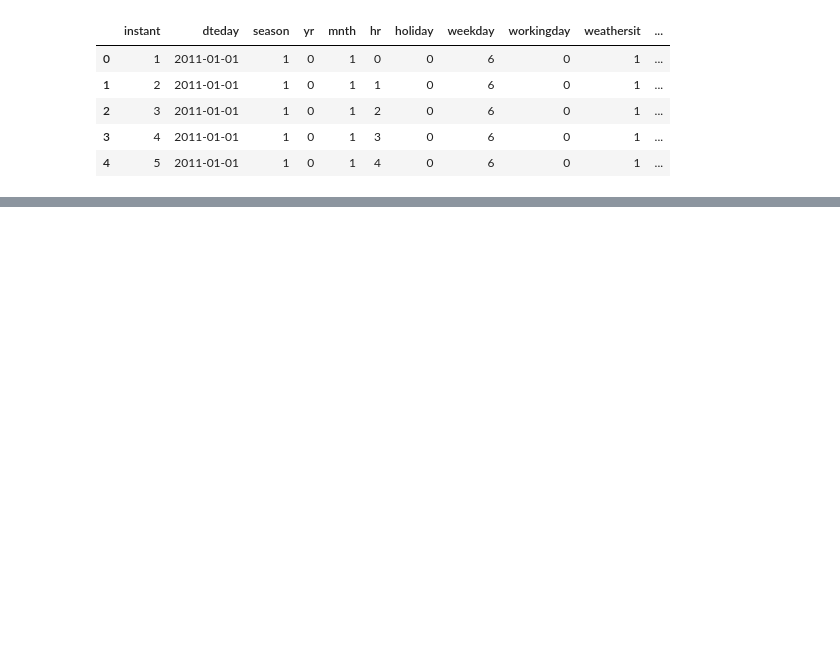
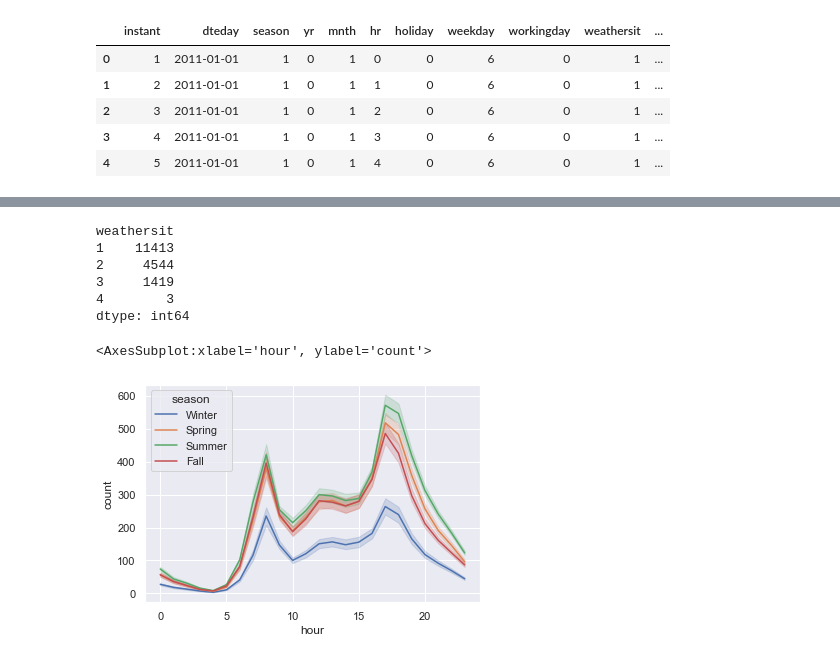
Before and after one commit to MuayadX/2nd-Project-, a Jupyter notebook: 3rd Project/EDA/Bike_sharing_hour.ipynb, the cells around one changed output, grey strips where cells are left out. Cells and saved outputs as stored; diff of their text form; code cells hidden in the pictures; blank space fills up the shorter version.

```diff
--- a/3rd Project/EDA/Bike_sharing_hour.ipynb
+++ b/3rd Project/EDA/Bike_sharing_hour.ipynb
@@ -18,0 +157,8 @@ df.head()
+# %%
+# change column names to sound appropriate
+
+df.rename(columns= {'yr' : 'year' , 'mnth' : 'month', 'hr' : 'hour', 'hum' : 'humidity', 'dteday' : 'date' , 'cnt' : 'count'} , inplace= True)
+# %%
+# conversion date type from object to timestamp.
+
+df['date'] = pd.to_datetime(df['date'])
@@ -18,0 +188,20 @@ df.head()
+# %%
+# conversion integres attributes to categoricals for proper understanding
+
+df.loc[df['holiday'] == 0, 'holiday'] = 'No'
+df.loc[df['holiday'] == 1, 'holiday'] = 'Yes'
+df.loc[df['workingday'] == 0, 'workingday'] = 'No'
+df.loc[df['workingday'] == 1, 'workingday'] = 'Yes'
+df.loc[df['season'] == 1, 'season'] = 'Winter'
+df.loc[df['season'] == 2, 'season'] = 'Spring'
+df.loc[df['season'] == 3, 'season'] = 'Summer'
+df.loc[df['season'] == 4, 'season'] = 'Fall'
+df.loc[df['weekday'] == 0, 'weekday'] = 'Sunday'
+df.loc[df['weekday'] == 1, 'weekday'] = 'Monday'
+df.loc[df['weekday'] == 2, 'weekday'] = 'Tuesday'
+df.loc[df['weekday'] == 3, 'weekday'] = 'Wednsday'
+df.loc[df['weekday'] == 4, 'weekday'] = 'Thursday'
+df.loc[df['weekday'] == 5, 'weekday'] = 'Friday'
+df.loc[df['weekday'] == 6, 'weekday'] = 'Saturday'
+df.loc[df['year'] == 0, 'year'] = '2011'
+df.loc[df['year'] == 1, 'year'] = '2012'
@@ -18,0 +222,23 @@ df.head()
+# %%
+df.value_counts('weathersit')
+# %% [output]
+weathersit
+1    11413
+2     4544
+3     1419
+4        3
+dtype: int64
+# %%
+import seaborn as sns
+sns.set_theme(style="darkgrid")
+
+# Load an example dataset with long-form data
+#fmri = sns.load_dataset("df")
+
+# Plot the responses for different events and regions
+sns.lineplot(x="hour", y="count",
+             hue="season",
+             data=df)
+# %% [output]
+<AxesSubplot:xlabel='hour', ylabel='count'>
+[figure, added]
```
Also changed, not shown: parts of 32 cells of this notebook, 1 other file.
